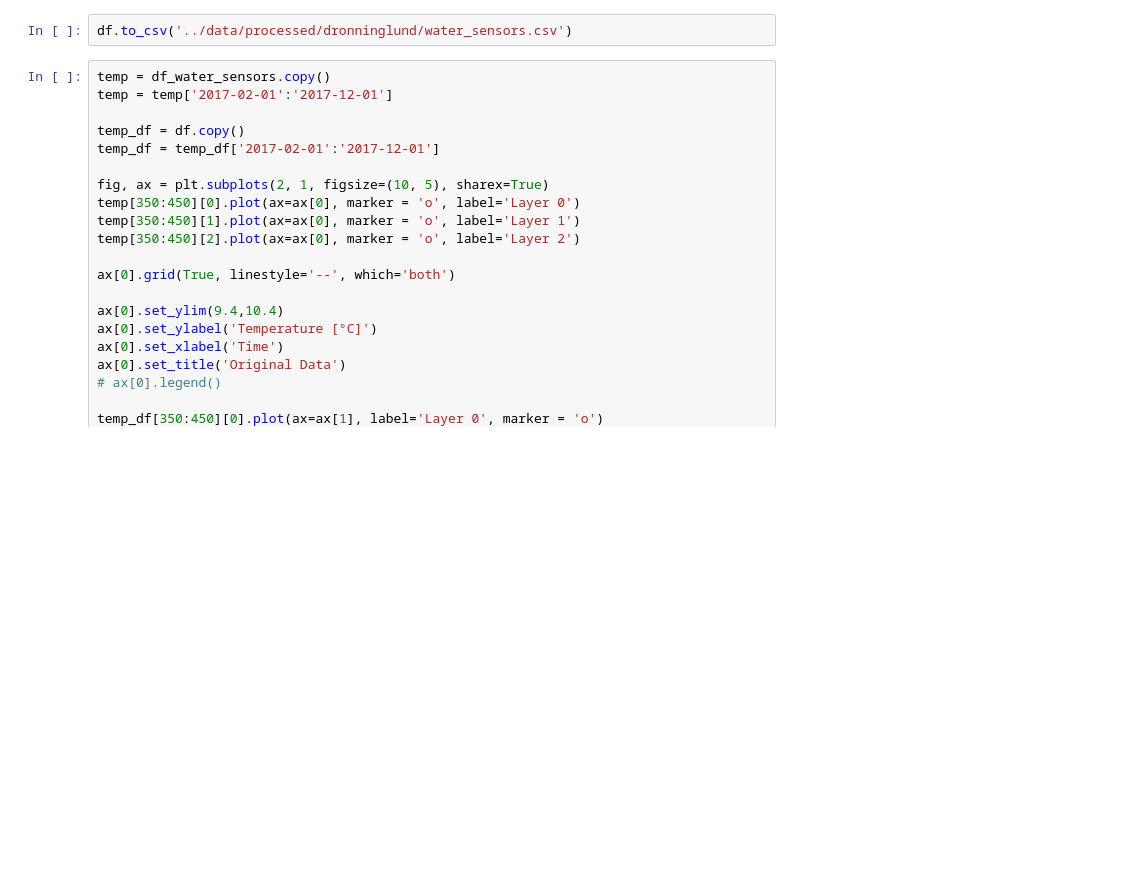
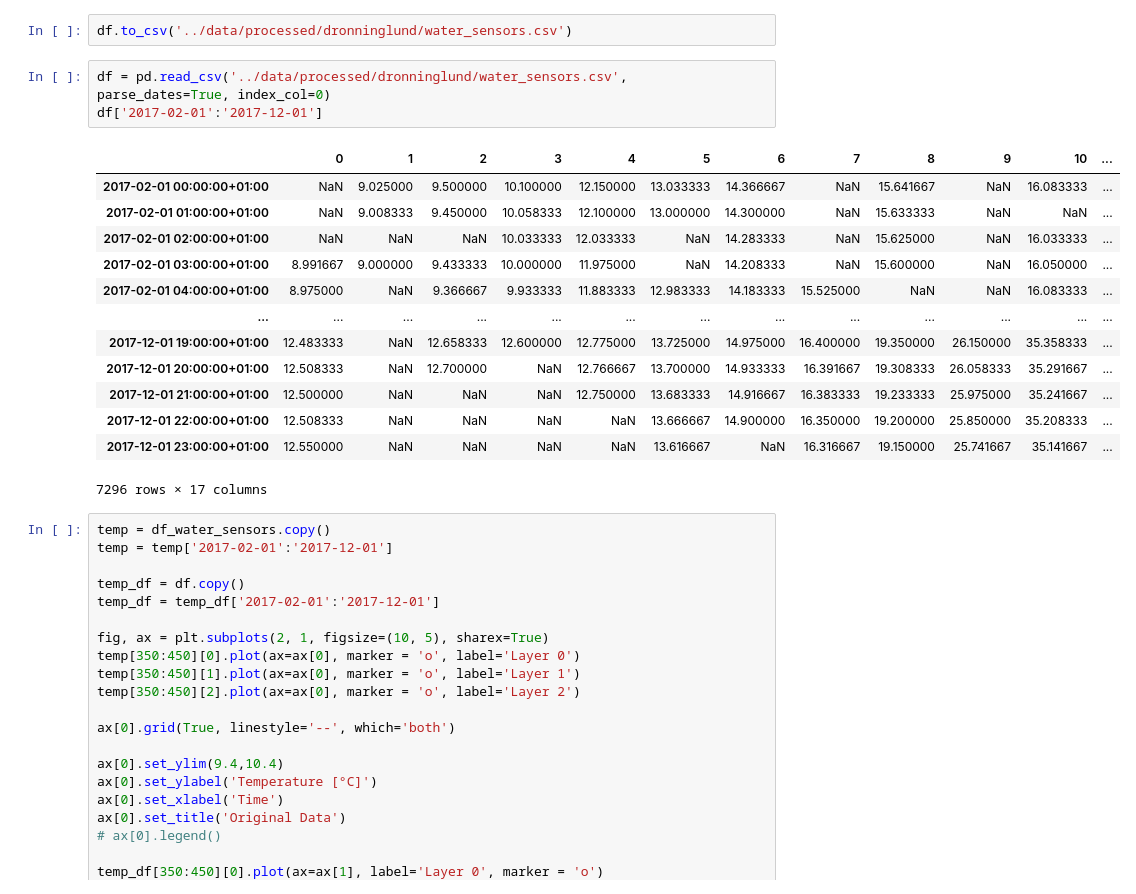
Before and after one commit to petergroenning/thesis_project, a Jupyter notebook: notebooks/make_dataset.ipynb, the cells around one changed output. Saved outputs shown, nothing was run; the diff lists cells and outputs as text; blank space fills up the shorter version.

```diff
--- a/notebooks/make_dataset.ipynb
+++ b/notebooks/make_dataset.ipynb
@@ -145,5 +160,22 @@ See the caveats in the documentation: https://pandas.pydata.org/pandas-docs/stab
 # %%
 df.to_csv('../data/processed/dronninglund/water_sensors.csv')
+# %%
+df = pd.read_csv('../data/processed/dronninglund/water_sensors.csv', parse_dates=True, index_col=0)
+df['2017-02-01':'2017-12-01']
+# %% [output]
+|  | 0 | 1 | 2 | 3 | 4 | 5 | 6 | 7 | 8 | 9 | 10 | ... |
+| 2017-02-01 00:00:00+01:00 | NaN | 9.025000 | 9.500000 | 10.100000 | 12.150000 | 13.033333 | 14.366667 | NaN | 15.641667 | NaN | 16.083333 | ... |
+| 2017-02-01 01:00:00+01:00 | NaN | 9.008333 | 9.450000 | 10.058333 | 12.100000 | 13.000000 | 14.300000 | NaN | 15.633333 | NaN | NaN | ... |
+| 2017-02-01 02:00:00+01:00 | NaN | NaN | NaN | 10.033333 | 12.033333 | NaN | 14.283333 | NaN | 15.625000 | NaN | 16.033333 | ... |
+| 2017-02-01 03:00:00+01:00 | 8.991667 | 9.000000 | 9.433333 | 10.000000 | 11.975000 | NaN | 14.208333 | NaN | 15.600000 | NaN | 16.050000 | ... |
+| 2017-02-01 04:00:00+01:00 | 8.975000 | NaN | 9.366667 | 9.933333 | 11.883333 | 12.983333 | 14.183333 | 15.525000 | NaN | NaN | 16.083333 | ... |
+| ... | ... | ... | ... | ... | ... | ... | ... | ... | ... | ... | ... | ... |
+| 2017-12-01 19:00:00+01:00 | 12.483333 | NaN | 12.658333 | 12.600000 | 12.775000 | 13.725000 | 14.975000 | 16.400000 | 19.350000 | 26.150000 | 35.358333 | ... |
+| 2017-12-01 20:00:00+01:00 | 12.508333 | NaN | 12.700000 | NaN | 12.766667 | 13.700000 | 14.933333 | 16.391667 | 19.308333 | 26.058333 | 35.291667 | ... |
+| 2017-12-01 21:00:00+01:00 | 12.500000 | NaN | NaN | NaN | 12.750000 | 13.683333 | 14.916667 | 16.383333 | 19.233333 | 25.975000 | 35.241667 | ... |
+| 2017-12-01 22:00:00+01:00 | 12.508333 | NaN | NaN | NaN | NaN | 13.666667 | 14.900000 | 16.350000 | 19.200000 | 25.850000 | 35.208333 | ... |
+| 2017-12-01 23:00:00+01:00 | 12.550000 | NaN | NaN | NaN | NaN | 13.616667 | NaN | 16.316667 | 19.150000 | 25.741667 | 35.141667 | ... |
+7296 rows × 17 columns
 # %%
 temp = df_water_sensors.copy()
 temp = temp['2017-02-01':'2017-12-01']
```
Also changed, not shown: parts of 1 cell of this notebook, 20 other files.
